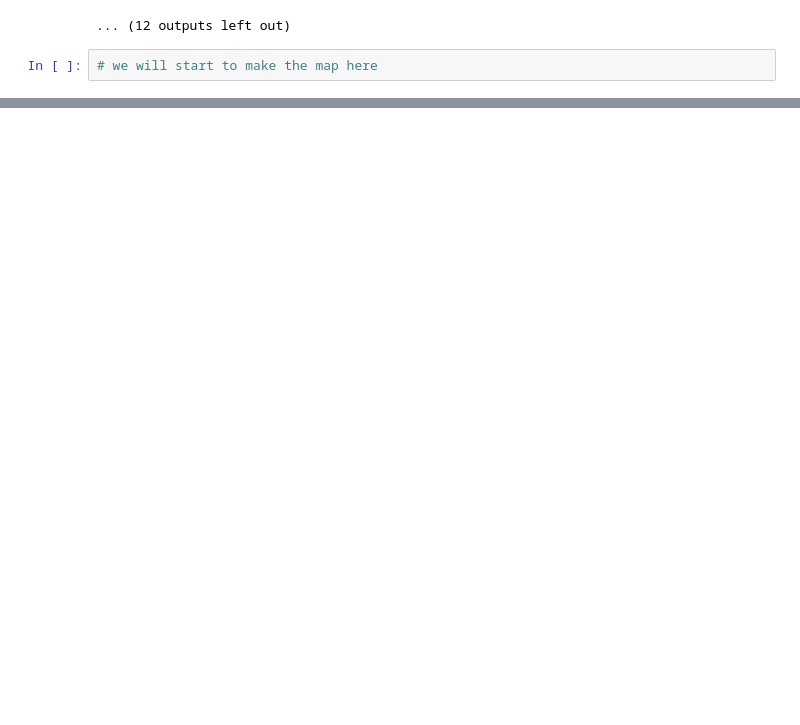
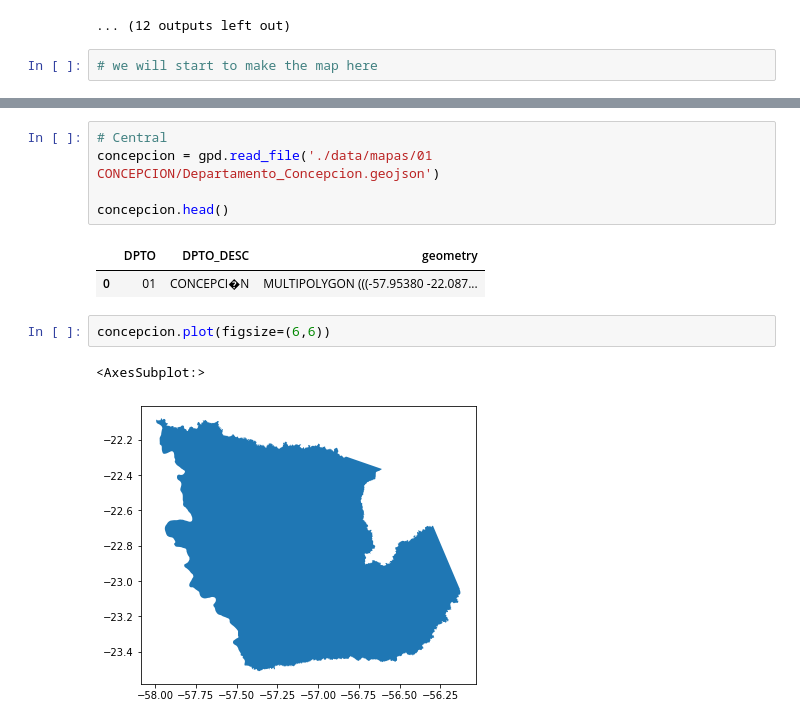
Before and after one commit to happystep/BigDataFinalProject, a Jupyter notebook: test.ipynb, the cells around one changed output, grey strips where cells are left out. Saved outputs shown, nothing was run; the diff lists cells and outputs as text; blank space fills up the shorter version.

```diff
--- a/test.ipynb
+++ b/test.ipynb
@@ -202,0 +289,13 @@ import webbrowser
+# %%
+# Central
+concepcion = gpd.read_file('./data/mapas/01 CONCEPCION/Departamento_Concepcion.geojson')
+
+concepcion.head()
+# %% [output]
+|  | DPTO | DPTO_DESC | geometry |
+| 0 | 01 | CONCEPCI�N | MULTIPOLYGON (((-57.95380 -22.087... |
+# %%
+concepcion.plot(figsize=(6,6))
+# %% [output]
+<AxesSubplot:>
+[figure, added]
```
Also changed, not shown: parts of 17 cells of this notebook.
